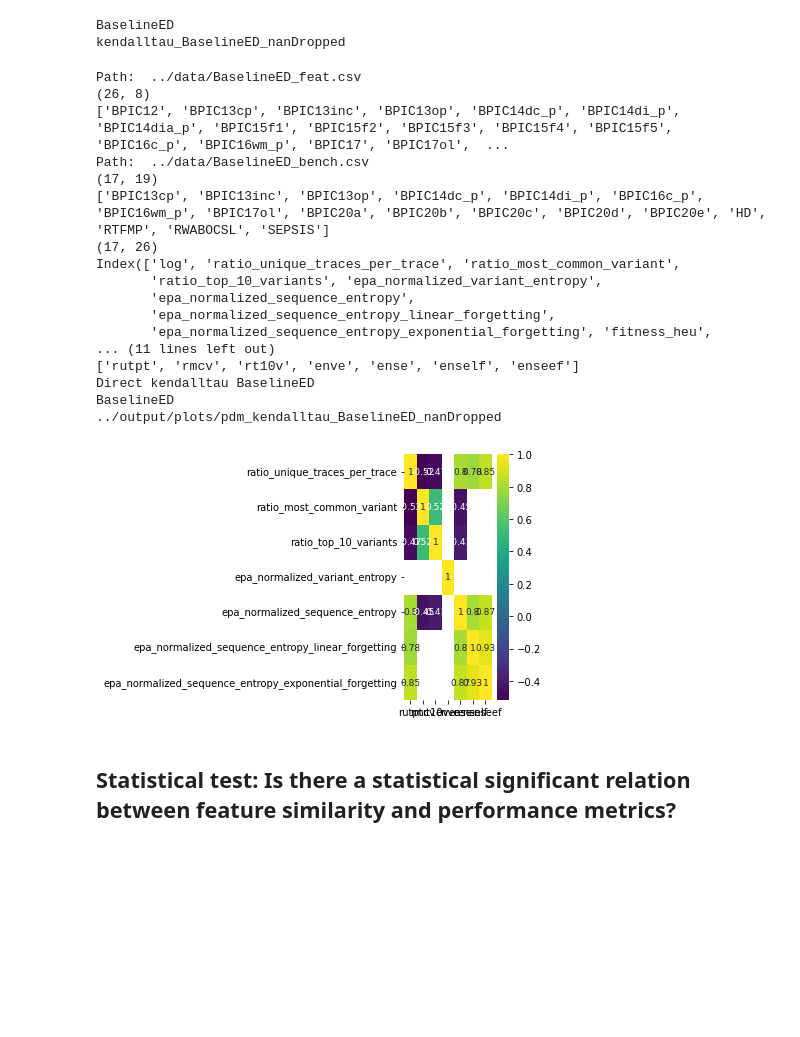
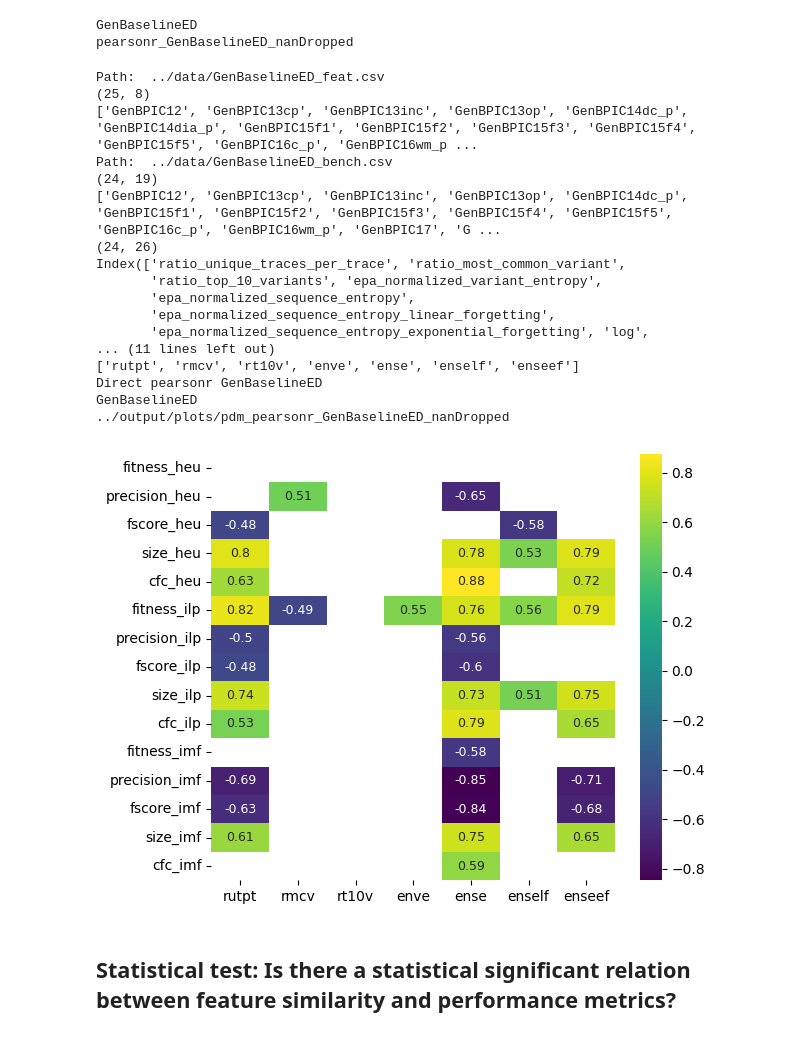
Before and after one commit to lmu-dbs/gedi, a Jupyter notebook: notebooks/GEDI_statistical_tests.ipynb, the cells around one changed output. Saved outputs shown, nothing was run; the diff lists cells and outputs as text; code cells hidden in the pictures; blank space fills up the shorter version.

Commit message:
Corrects columns names

```diff
--- a/notebooks/GEDI_statistical_tests.ipynb
+++ b/notebooks/GEDI_statistical_tests.ipynb
@@ -2,8 +2,8 @@
 import pandas as pd
 from scipy import spatial
 from sklearn.metrics.pairwise import cosine_similarity
-TEST='kendalltau'
-DATA_SOURCE = 'BaselineED' #'BaselineED', 'GenBaselineED', 'GenED'
+TEST='pearsonr'#kendalltau
+DATA_SOURCE = 'GenBaselineED' #'BaselineED', 'GenBaselineED', 'GenED'
 IMPUTE = False #If False Nan lines are dropped
 
 paper_feat_columns = ["log","ratio_unique_traces_per_trace", "ratio_most_common_variant", 'ratio_top_10_variants', 'epa_normalized_variant_entropy', 'epa_normalized_sequence_entropy', 'epa_normalized_sequence_entropy_linear_forgetting', 'epa_normalized_sequence_entropy_exponential_forgetting']
@@ -17,8 +17,8 @@ def get_output_file_name(test, data_source, impute):
     return ("_".join([test, data_source, impute]))
 print(get_output_file_name(TEST, DATA_SOURCE, IMPUTE))
 # %% [output]
-BaselineED
-kendalltau_BaselineED_nanDropped
+GenBaselineED
+pearsonr_GenBaselineED_nanDropped
 # %%
 ## LOAD FEATURE AND METRICS FILES
 def load_data(data_source, content):
@@ -84,11 +84,11 @@ def statistical_test(feature_source, bench_source, test, impute=False):
 
     ben = load_data(bench_source, 'bench')
     #ben['log']=ben.apply(lambda x: x['log'].replace("Gen",""), axis=1)
-    '''
+
     paper_metrics_columns = ['log', 'fitness_heu', 'precision_heu',
            'fscore_heu', 'size_heu', 'cfc_heu', 'fitness_ilp', 'precision_ilp', 'fscore_ilp',
            'size_ilp','cfc_ilp', 'fitness_imf', 'precision_imf', 'fscore_imf', 'size_imf', 'cfc_imf']
-    '''
+
     #ben = ben[paper_metrics_columns]
     print(ben.shape)
     print(ben['log'].tolist())
@@ -101,7 +101,7 @@ def statistical_test(feature_source, bench_source, test, impute=False):
     fd_pdm['log'].unique()
 
     print(fd_pdm.columns)
-    benchmark_ft, benchmark_pd = clean_data(fd_pdm, impute, paper_feat_columns, paper_feat_columns)
+    benchmark_ft, benchmark_pd = clean_data(fd_pdm, impute, paper_feat_columns, paper_metrics_columns)
 
     print(benchmark_ft.shape, benchmark_pd.shape)
 
@@ -121,46 +121,46 @@ def statistical_test(feature_source, bench_source, test, impute=False):
         if feature != 'log' and feature != 'source':
             for metric in benchmarked_pdm_plot.columns:
                 if metric != 'log' and metric != 'source':
                     #print(feature, benchmarked_pdm.columns[1])
                     stat, p = eval(f"{TEST}(benchmarked_ft_plot[feature], benchmarked_pdm_plot[metric])")
                     #print(feature, metric, p, p <= 0.05)
                     df_tmp.loc[metric, feature] = stat*(1.0 if (p <= 0.05) else 0.0)
 
     feature_keys = get_keys_abbreviation(df_tmp.columns).split("_")
     print(feature_keys)
     df_tmp.columns=feature_keys
     print("Direct", TEST, DATA_SOURCE)
     # df_tmp[pd.isnan()]
 
     sns.heatmap(df_tmp.fillna(0), annot=True, cmap="viridis", annot_kws={"size": 9})
     ax = plt.gca()
     sns.heatmap(df_tmp.fillna(0), mask=df_tmp.fillna(0)!=0, cmap="Greys", annot=False, cbar=False, ax=ax)
     #ax.set_title("P-values of features leading to process discovery metrics", fontsize=15)
     plt.tight_layout()
     output_path = f"../output/plots/pdm_{get_output_file_name(TEST, DATA_SOURCE, IMPUTE)}"
     print(output_path)
     plt.savefig(output_path, dpi=300)
 
 statistical_test(DATA_SOURCE+"_feat", DATA_SOURCE+"_bench", TEST, IMPUTE)
 # %% [output]
-Path:  ../data/BaselineED_feat.csv
-(26, 8)
-['BPIC12', 'BPIC13cp', 'BPIC13inc', 'BPIC13op', 'BPIC14dc_p', 'BPIC14di_p', 'BPIC14dia_p', 'BPIC15f1', 'BPIC15f2', 'BPIC15f3', 'BPIC15f4', 'BPIC15f5', 'BPIC16c_p', 'BPIC16wm_p', 'BPIC17', 'BPIC17ol',  ...
-Path:  ../data/BaselineED_bench.csv
-(17, 19)
-['BPIC13cp', 'BPIC13inc', 'BPIC13op', 'BPIC14dc_p', 'BPIC14di_p', 'BPIC16c_p', 'BPIC16wm_p', 'BPIC17ol', 'BPIC20a', 'BPIC20b', 'BPIC20c', 'BPIC20d', 'BPIC20e', 'HD', 'RTFMP', 'RWABOCSL', 'SEPSIS']
-(17, 26)
-Index(['log', 'ratio_unique_traces_per_trace', 'ratio_most_common_variant',
+Path:  ../data/GenBaselineED_feat.csv
+(25, 8)
+['GenBPIC12', 'GenBPIC13cp', 'GenBPIC13inc', 'GenBPIC13op', 'GenBPIC14dc_p', 'GenBPIC14dia_p', 'GenBPIC15f1', 'GenBPIC15f2', 'GenBPIC15f3', 'GenBPIC15f4', 'GenBPIC15f5', 'GenBPIC16c_p', 'GenBPIC16wm_p ...
+Path:  ../data/GenBaselineED_bench.csv
+(24, 19)
+['GenBPIC12', 'GenBPIC13cp', 'GenBPIC13inc', 'GenBPIC13op', 'GenBPIC14dc_p', 'GenBPIC15f1', 'GenBPIC15f2', 'GenBPIC15f3', 'GenBPIC15f4', 'GenBPIC15f5', 'GenBPIC16c_p', 'GenBPIC16wm_p', 'GenBPIC17', 'G ...
+(24, 26)
+Index(['ratio_unique_traces_per_trace', 'ratio_most_common_variant',
        'ratio_top_10_variants', 'epa_normalized_variant_entropy',
        'epa_normalized_sequence_entropy',
        'epa_normalized_sequence_entropy_linear_forgetting',
-       'epa_normalized_sequence_entropy_exponential_forgetting', 'fitness_heu',
+       'epa_normalized_sequence_entropy_exponential_forgetting', 'log',
 ... (11 lines left out)
 ['rutpt', 'rmcv', 'rt10v', 'enve', 'ense', 'enself', 'enseef']
-Direct kendalltau BaselineED
-BaselineED
-../output/plots/pdm_kendalltau_BaselineED_nanDropped
+Direct pearsonr GenBaselineED
+GenBaselineED
+../output/plots/pdm_pearsonr_GenBaselineED_nanDropped
-[figure, old version]
+[figure, new version]
 # %% [markdown]
 ## Statistical test: Is there a statistical significant relation between feature similarity and performance metrics?
 # %%
```
